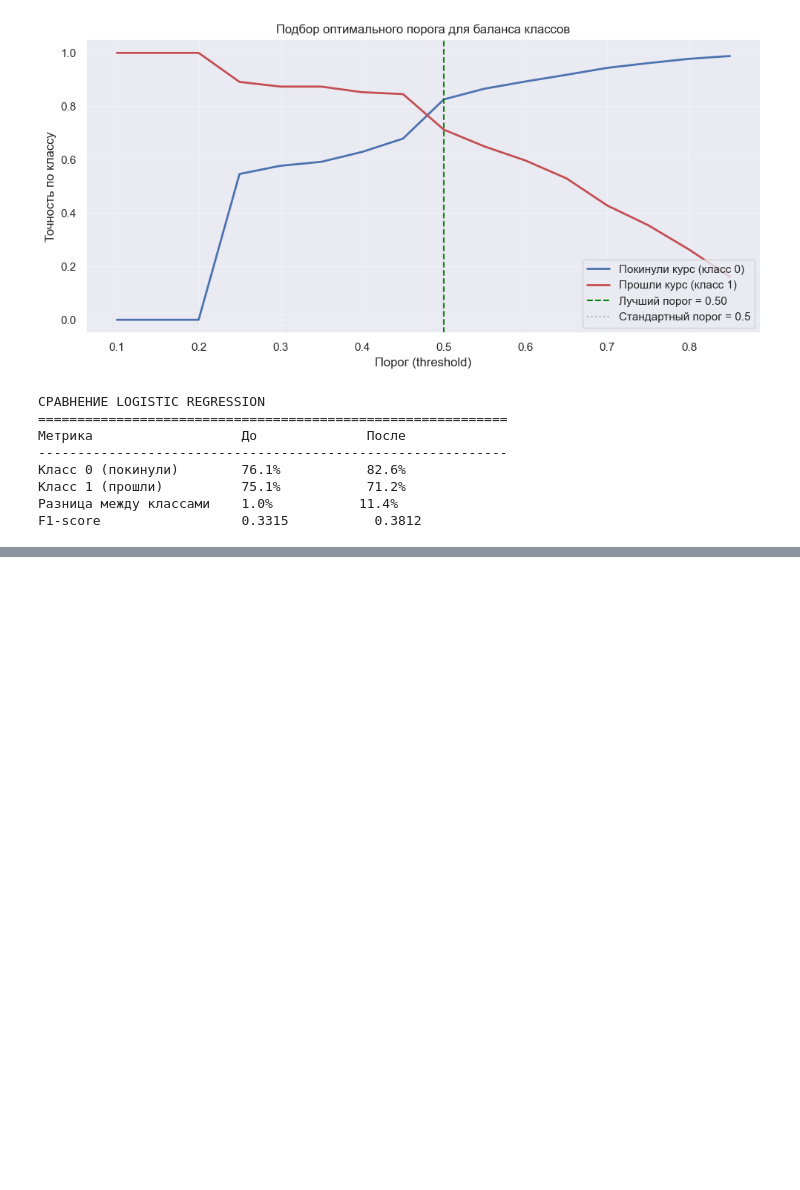
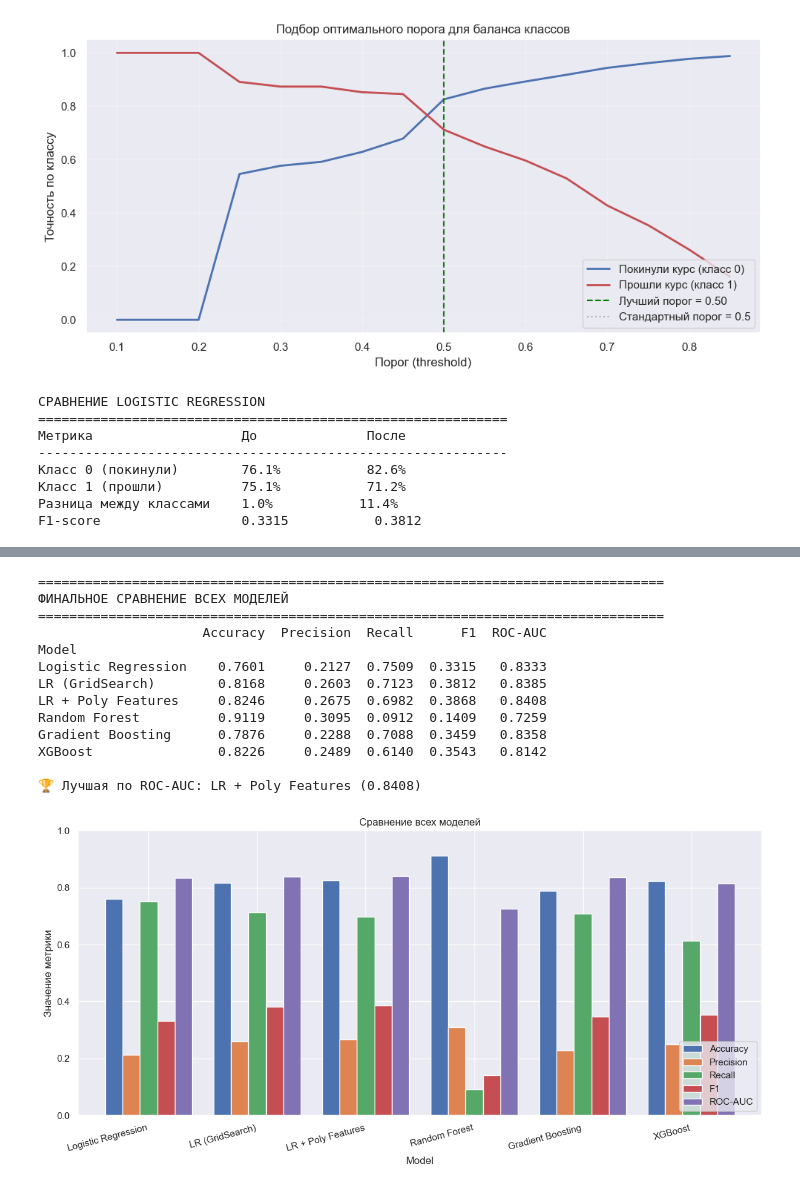
Before and after one commit to SergeySemenov314/stepik_retention_models, a Jupyter notebook: Untitled.ipynb, the cells around one changed output, grey strips where cells are left out. Drawn from its saved outputs; the diff is of its cells as text; code cells hidden in the pictures; blank space fills up the shorter version.

```diff
--- a/Untitled.ipynb
+++ b/Untitled.ipynb
@@ -1233,0 +1574,40 @@ F1-score                  0.3315           0.3812
+# %%
+# === ФИНАЛЬНОЕ СРАВНЕНИЕ ВСЕХ МОДЕЛЕЙ ===
+
+# Добавляем результат LR с полиномиальными признаками
+all_results = pd.DataFrame([lr_metrics, lr_best_metrics, lr_poly_metrics, rf_metrics, gb_metrics, xgb_metrics])
+all_results = all_results.set_index('Model')
+all_results = all_results.round(4)
+
+print("="*80)
+print("ФИНАЛЬНОЕ СРАВНЕНИЕ ВСЕХ МОДЕЛЕЙ")
+print("="*80)
+print(all_results.to_string())
+print()
+print(f"🏆 Лучшая по ROC-AUC: {all_results['ROC-AUC'].idxmax()} ({all_results['ROC-AUC'].max():.4f})")
+
+# Визуализация
+fig, ax = plt.subplots(figsize=(12, 6))
+all_results[['Accuracy', 'Precision', 'Recall', 'F1', 'ROC-AUC']].plot(kind='bar', ax=ax, width=0.8)
+plt.title('Сравнение всех моделей')
+plt.ylabel('Значение метрики')
+plt.xticks(rotation=15, ha='right')
+plt.legend(loc='lower right')
+plt.ylim(0, 1)
+plt.tight_layout()
+plt.show()
+# %% [output]
+================================================================================
+ФИНАЛЬНОЕ СРАВНЕНИЕ ВСЕХ МОДЕЛЕЙ
+================================================================================
+                     Accuracy  Precision  Recall      F1  ROC-AUC
+Model
+Logistic Regression    0.7601     0.2127  0.7509  0.3315   0.8333
+LR (GridSearch)        0.8168     0.2603  0.7123  0.3812   0.8385
+LR + Poly Features     0.8246     0.2675  0.6982  0.3868   0.8408
+Random Forest          0.9119     0.3095  0.0912  0.1409   0.7259
+Gradient Boosting      0.7876     0.2288  0.7088  0.3459   0.8358
+XGBoost                0.8226     0.2489  0.6140  0.3543   0.8142
+
+🏆 Лучшая по ROC-AUC: LR + Poly Features (0.8408)
+[figure, added]
```
Also changed, not shown: parts of 9 cells of this notebook.
